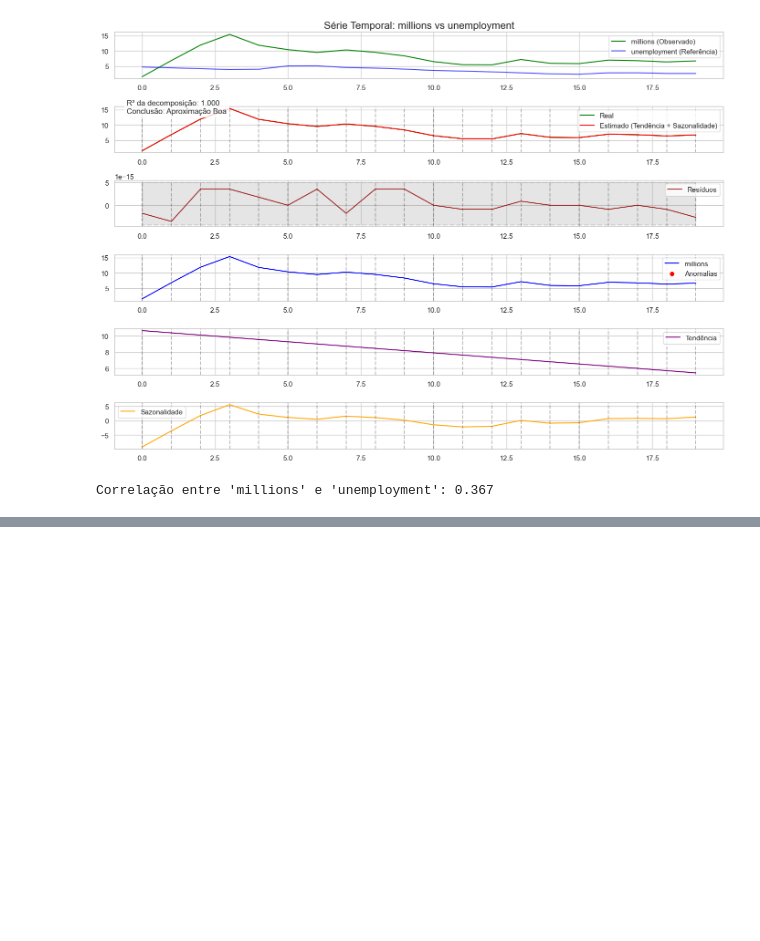
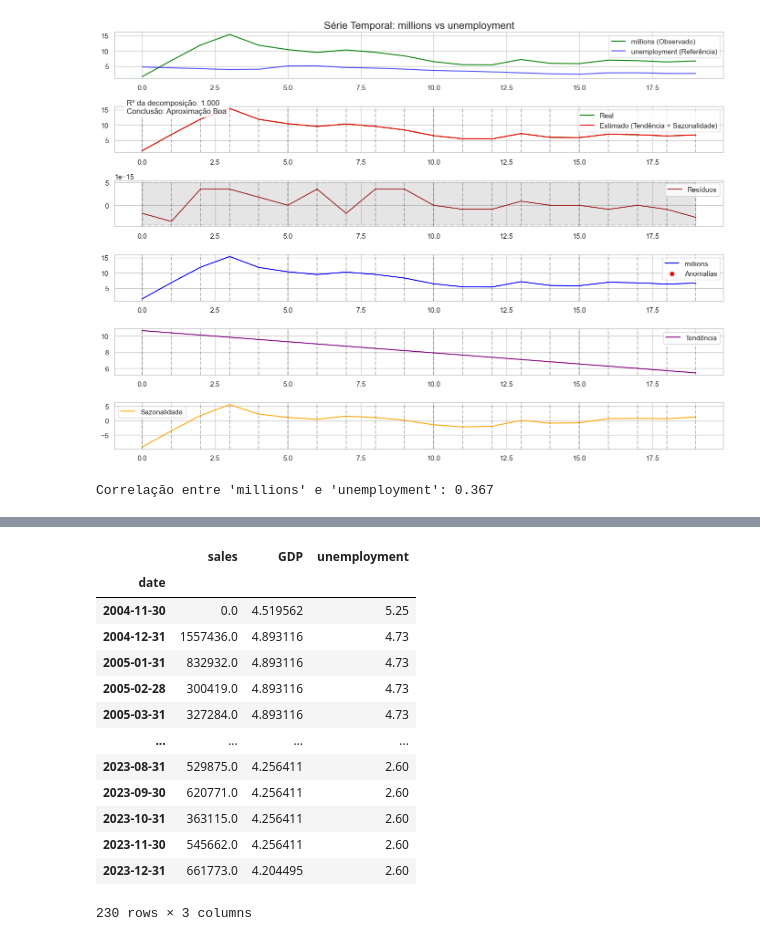
Before and after one commit to FramesPerStatistic/Console_Analyses, a Jupyter notebook: notebooks/macroeconomics.ipynb, the cells around one changed output, grey strips where cells are left out. Saved outputs shown, nothing was run; the diff lists cells and outputs as text; code cells hidden in the pictures; blank space fills up the shorter version.

```diff
--- a/notebooks/macroeconomics.ipynb
+++ b/notebooks/macroeconomics.ipynb
@@ -219,0 +421,33 @@ Correlação entre 'millions' e 'unemployment': 0.367
+# %%
+sns.set(style="whitegrid", font_scale=1.1)
+plt.rcParams['figure.figsize'] = (12, 6)
+
+jp_sales_df['date'] = pd.to_datetime(jp_sales_df['week'])
+jp_sales_df = jp_sales_df.set_index('date')
+jp_month_sales = jp_sales_df['sales'].resample('ME').sum()
+
+jp_unemployment_df['date'] = pd.to_datetime(jp_unemployment_df['year'].astype(str) + '-12-31')
+jp_unemployment_df = jp_unemployment_df.set_index('date')
+jp_month_unemployment = jp_unemployment_df['unemployment'].resample('ME').ffill()
+
+jp_gdp_df['date'] = pd.to_datetime(jp_gdp_df['year'].astype(str) + '-12-31')
+jp_gdp_df = jp_gdp_df.set_index('date')
+jp_month_gdp = jp_gdp_df['GDP'].resample('ME').ffill()
+
+concat = pd.concat([jp_month_sales, jp_month_gdp, jp_month_unemployment], axis=1).dropna()
+concat
+# %% [output]
+|  | sales | GDP | unemployment |
+| date |  |  |  |
+| 2004-11-30 | 0.0 | 4.519562 | 5.25 |
+| 2004-12-31 | 1557436.0 | 4.893116 | 4.73 |
+| 2005-01-31 | 832932.0 | 4.893116 | 4.73 |
+| 2005-02-28 | 300419.0 | 4.893116 | 4.73 |
+| 2005-03-31 | 327284.0 | 4.893116 | 4.73 |
+| ... | ... | ... | ... |
+| 2023-08-31 | 529875.0 | 4.256411 | 2.60 |
+| 2023-09-30 | 620771.0 | 4.256411 | 2.60 |
+| 2023-10-31 | 363115.0 | 4.256411 | 2.60 |
+| 2023-11-30 | 545662.0 | 4.256411 | 2.60 |
+| 2023-12-31 | 661773.0 | 4.204495 | 2.60 |
+230 rows × 3 columns
```
Also changed, not shown: parts of 11 cells of this notebook, 1 other file.
